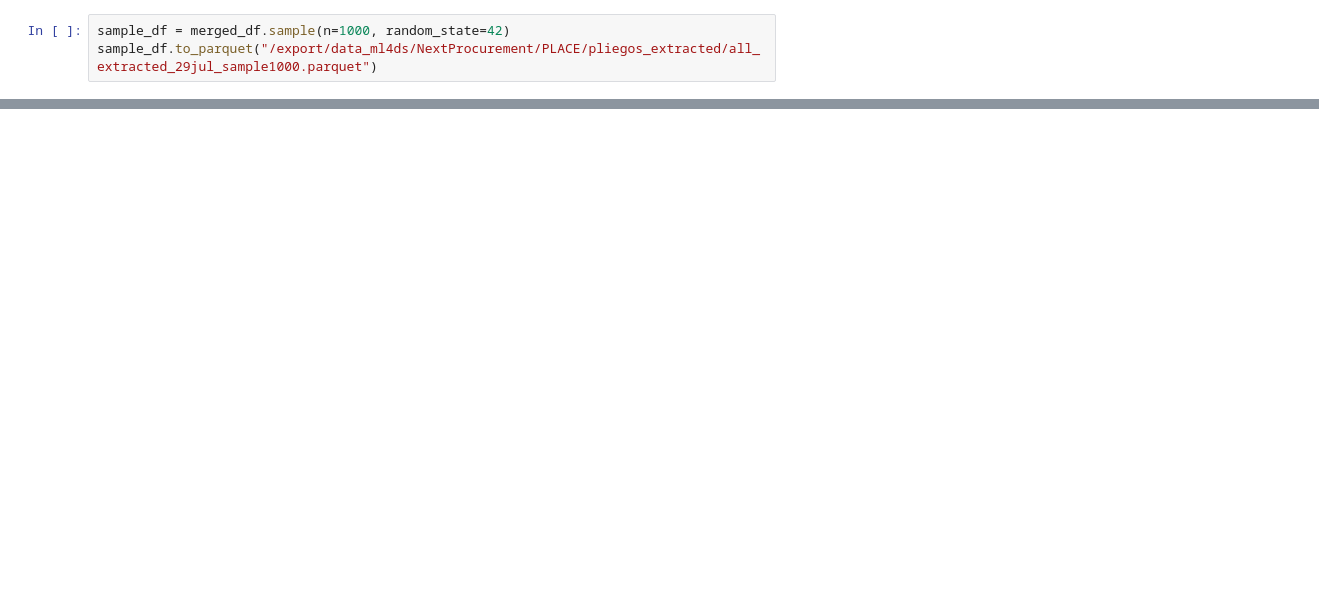
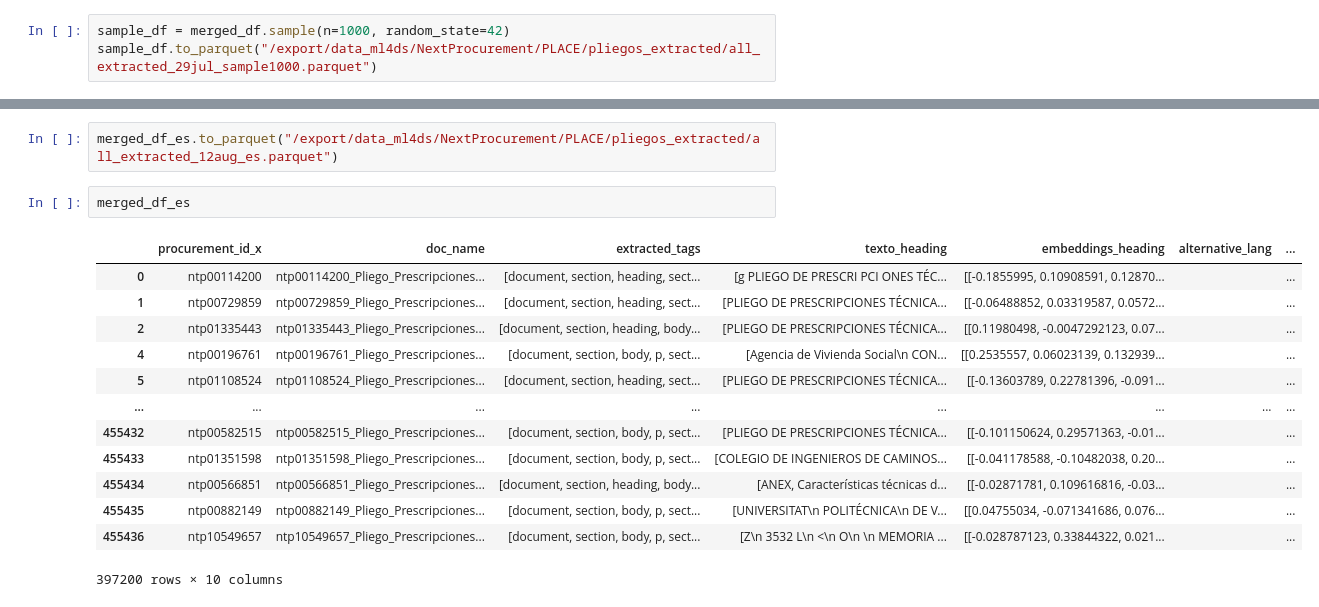
Before and after one commit to nextprocurement/NP-Text_Object, a Jupyter notebook: notebooks/create_final_dtset.ipynb, the cells around one changed output, grey strips where cells are left out. Saved outputs shown, nothing was run; the diff lists cells and outputs as text; blank space fills up the shorter version.

```diff
--- a/notebooks/create_final_dtset.ipynb
+++ b/notebooks/create_final_dtset.ipynb
@@ -198,0 +233,18 @@ sample_df.to_parquet("/export/data_ml4ds/NextProcurement/PLACE/pliegos_extracted
+# %%
+merged_df_es.to_parquet("/export/data_ml4ds/NextProcurement/PLACE/pliegos_extracted/all_extracted_12aug_es.parquet")
+# %%
+merged_df_es
+# %% [output]
+|  | procurement_id_x | doc_name | extracted_tags | texto_heading | embeddings_heading | alternative_lang | ... |
+| 0 | ntp00114200 | ntp00114200_Pliego_Prescripciones... | [document, section, heading, sect... | [g PLIEGO DE PRESCRI PCI ONES TÉC... | [[-0.1855995, 0.10908591, 0.12870... |  | ... |
+| 1 | ntp00729859 | ntp00729859_Pliego_Prescripciones... | [document, section, heading, sect... | [PLIEGO DE PRESCRIPCIONES TÉCNICA... | [[-0.06488852, 0.03319587, 0.0572... |  | ... |
+| 2 | ntp01335443 | ntp01335443_Pliego_Prescripciones... | [document, section, heading, body... | [PLIEGO DE PRESCRIPCIONES TÉCNICA... | [[0.11980498, -0.0047292123, 0.07... |  | ... |
+| 4 | ntp00196761 | ntp00196761_Pliego_Prescripciones... | [document, section, body, p, sect... | [Agencia de Vivienda Social\n CON... | [[0.2535557, 0.06023139, 0.132939... |  | ... |
+| 5 | ntp01108524 | ntp01108524_Pliego_Prescripciones... | [document, section, heading, sect... | [PLIEGO DE PRESCRIPCIONES TÉCNICA... | [[-0.13603789, 0.22781396, -0.091... |  | ... |
+| ... | ... | ... | ... | ... | ... | ... | ... |
+| 455432 | ntp00582515 | ntp00582515_Pliego_Prescripciones... | [document, section, body, p, sect... | [PLIEGO DE PRESCRIPCIONES TÉCNICA... | [[-0.101150624, 0.29571363, -0.01... |  | ... |
+| 455433 | ntp01351598 | ntp01351598_Pliego_Prescripciones... | [document, section, body, p, sect... | [COLEGIO DE INGENIEROS DE CAMINOS... | [[-0.041178588, -0.10482038, 0.20... |  | ... |
+| 455434 | ntp00566851 | ntp00566851_Pliego_Prescripciones... | [document, section, heading, body... | [ANEX, Características técnicas d... | [[-0.02871781, 0.109616816, -0.03... |  | ... |
+| 455435 | ntp00882149 | ntp00882149_Pliego_Prescripciones... | [document, section, body, p, sect... | [UNIVERSITAT\n POLITÉCNICA\n DE V... | [[0.04755034, -0.071341686, 0.076... |  | ... |
+| 455436 | ntp10549657 | ntp10549657_Pliego_Prescripciones... | [document, section, body, p, sect... | [Z\n 3532 L\n <\n O\n \n MEMORIA ... | [[-0.028787123, 0.33844322, 0.021... |  | ... |
+397200 rows × 10 columns
```
Also changed, not shown: parts of 10 cells of this notebook, 20 other files.
